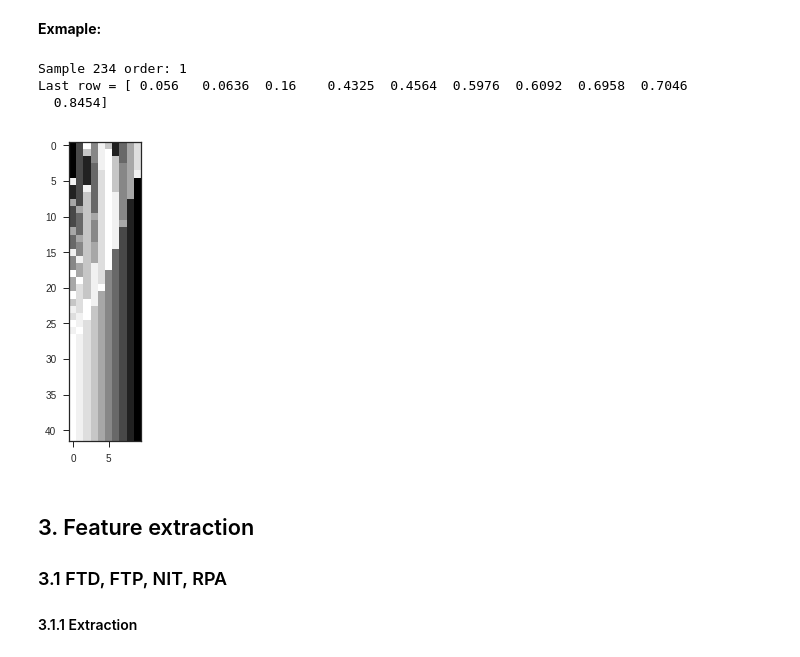
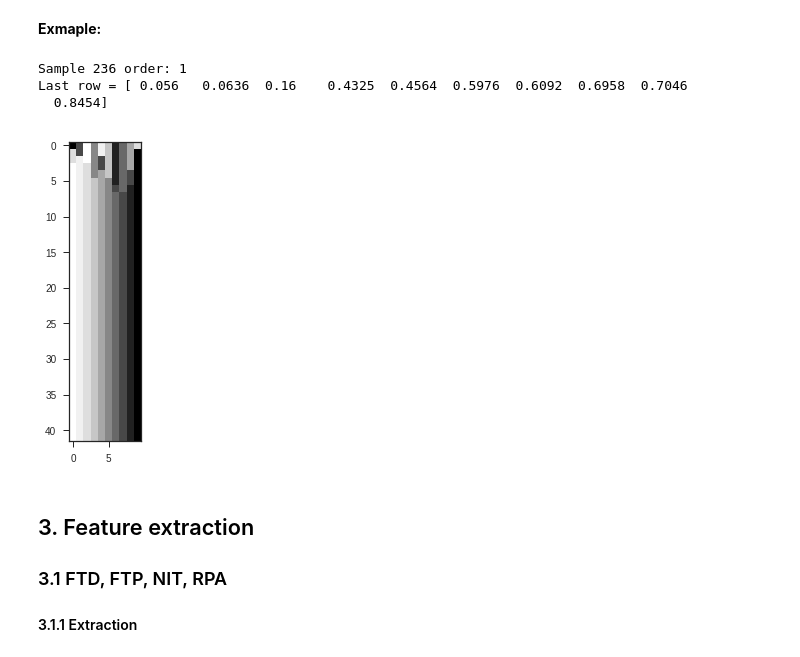
Before and after one commit to nikitautiu/datascience, a Jupyter notebook: risttest/risttest.ipynb, the cells around one changed output. Saved outputs shown, nothing was run; the diff lists cells and outputs as text; code cells hidden in the pictures.

Commit message:
added visualizations

```diff
--- a/risttest/risttest.ipynb
+++ b/risttest/risttest.ipynb
@@ -104,27 +104,27 @@ def get_image_from_sample(samp, width):
 # %% [markdown]
 **Exmaple:**
 # %%
-SAMPLE_IND = 234
+SAMPLE_IND = 236
 IMG_WIDTH = 10
 
 # get the sample
 sample = X.iloc[SAMPLE_IND].values
 
 order = get_samp_order(sample, IMG_WIDTH)
 print("Sample {} order: {} ".format(SAMPLE_IND, order))
 print("Last row = {}".format(sample[-IMG_WIDTH:]))  # get the last row
 
 # get image from array
 img = get_image_from_sample(sample, IMG_WIDTH)
 plt.imshow(img)
 
 # save to png
 img.save("algo.png")
 # %% [output]
-Sample 234 order: 1
+Sample 236 order: 1
 Last row = [ 0.056   0.0636  0.16    0.4325  0.4564  0.5976  0.6092  0.6958  0.7046
   0.8454]
-[figure, old version]
+[figure, new version]
 # %% [markdown]
 ## 3. Feature extraction
 ### 3.1 FTD, FTP, NIT, RPA
```
Also changed, not shown: parts of 16 cells of this notebook, 1 other file.
